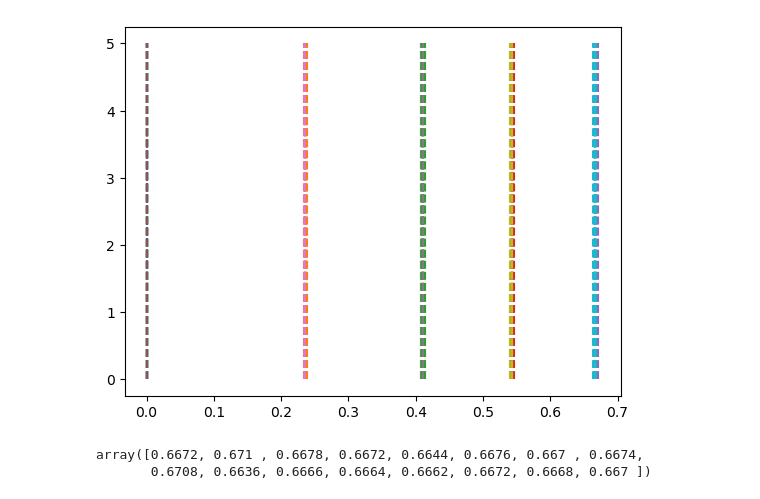
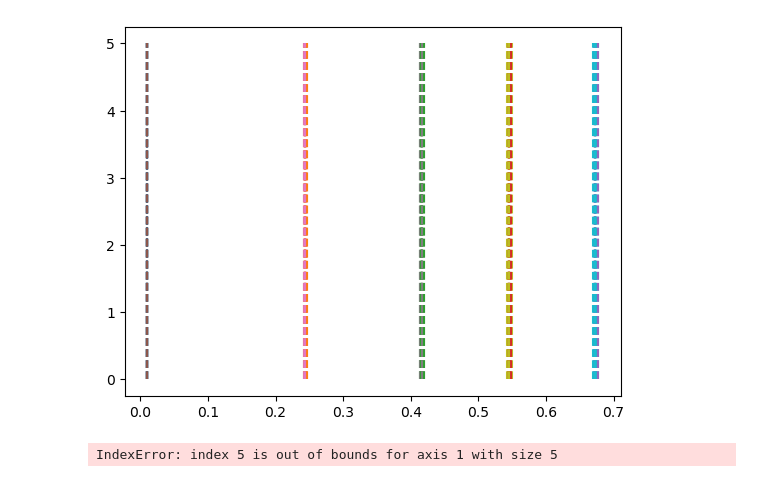
Before and after one commit to oscar4aar/BenStat_Gruppe, a Jupyter notebook: Data_skraaplan.ipynb, the cells around one changed output. Cells and saved outputs as stored; diff of their text form; code cells hidden in the pictures.

Commit message:
Lavet mean fra Skraaplan, maaske

```diff
--- a/Data_skraaplan.ipynb
+++ b/Data_skraaplan.ipynb
@@ -277,19 +276,29 @@ for i in range(datnum[dataset]):
 # I checked all datasets, all 'passes' happened way before 1 second and after -0.2, so I've removed those
 # %%
+if blind:
+    blinding = r.uniform(0,0.01, size=5)
+else:
+    blinding = np.zeros(5)
+
 timepoints = np.zeros((datnum[dataset],5))
 for i in range(datnum[dataset]):
     passnum = 0
     for j in range(len(data[i][1])-1):
         if (data[i][1][j]<4.5)*(data[i][1][j+1]>4.5):
-            plt.plot([data[0][0][j],data[0][0][j]], [0,5], '--')
-            timepoints[i,passnum]+=data[0][0][j]
+            timepoints[i,passnum]+=data[0][0][j] + blinding[passnum]
+            plt.plot([timepoints[i,passnum],timepoints[i,passnum]], [0,5], '--')
             passnum+=1
 # %% [output]
-[figure, old version]
+[figure, new version]
 # %%
-#TAG NU og find ACC. !!!
+mean_time = np.zeros(datnum[dataset])
+mean_time_err = np.zeros(datnum[dataset])
+print(timepoints[:,i])
+for i in range(datnum[dataset]):
+    sigma = np.std(timepoints[:,i])/np.sqrt(len(timepoints[:,i])-1) # KAN IKKE HUSKE OM DET HER ER SÅDAN MAN FÅR SIGMA?!?!
+    sigma *= np.ones(len(timepoints[:,i]))
+    mean, err, chi2, prob = weighted_mean(timepoints[:,i], sigma)
+    mean_time[i]+=mean
+    mean_time_err[i]+=err[0]
+# %% [output]
+IndexError: index 5 is out of bounds for axis 1 with size 5
-# %%
-timepoints[:,i]
-# %% [output]
-array([0.6672, 0.671 , 0.6678, 0.6672, 0.6644, 0.6676, 0.667 , 0.6674,
-       0.6708, 0.6636, 0.6666, 0.6664, 0.6662, 0.6672, 0.6668, 0.667 ])
```
Also changed, not shown: parts of 7 cells of this notebook.
